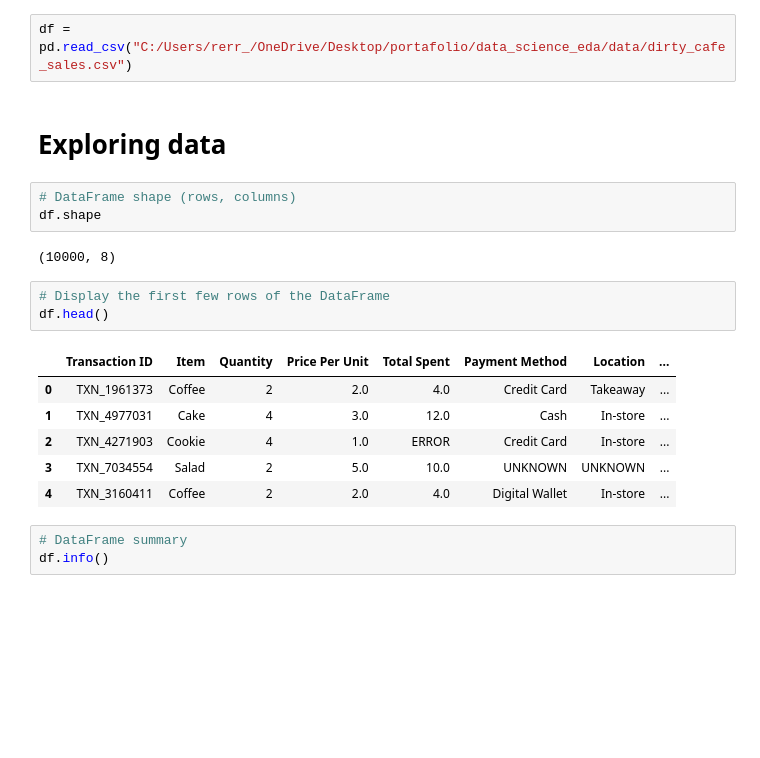
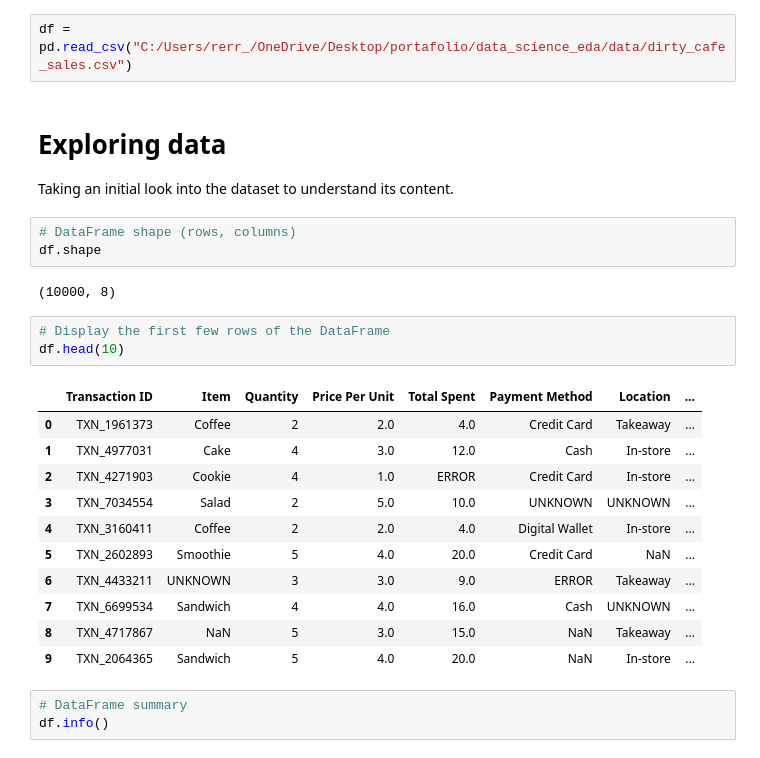
Before and after one commit to RobertRamos93/ds_eda_sales, a Jupyter notebook: notebook.ipynb, the cells around one changed output. Drawn from its saved outputs; the diff is of its cells as text; blank space fills up the shorter version.

```diff
--- a/notebook.ipynb
+++ b/notebook.ipynb
@@ -11,6 +11,8 @@ import seaborn as sns
 df = pd.read_csv("C:/Users/rerr_/OneDrive/Desktop/portafolio/data_science_eda/data/dirty_cafe_sales.csv")
 # %% [markdown]
 # Exploring data
+
+Taking an initial look into the dataset to understand its content.
 # %%
 # DataFrame shape (rows, columns)
 df.shape
@@ -18,14 +20,19 @@ df.shape
 (10000, 8)
 # %%
 # Display the first few rows of the DataFrame
-df.head()
+df.head(10)
 # %% [output]
 |  | Transaction ID | Item | Quantity | Price Per Unit | Total Spent | Payment Method | Location | ... |
 | 0 | TXN_1961373 | Coffee | 2 | 2.0 | 4.0 | Credit Card | Takeaway | ... |
 | 1 | TXN_4977031 | Cake | 4 | 3.0 | 12.0 | Cash | In-store | ... |
 | 2 | TXN_4271903 | Cookie | 4 | 1.0 | ERROR | Credit Card | In-store | ... |
 | 3 | TXN_7034554 | Salad | 2 | 5.0 | 10.0 | UNKNOWN | UNKNOWN | ... |
 | 4 | TXN_3160411 | Coffee | 2 | 2.0 | 4.0 | Digital Wallet | In-store | ... |
+| 5 | TXN_2602893 | Smoothie | 5 | 4.0 | 20.0 | Credit Card | NaN | ... |
+| 6 | TXN_4433211 | UNKNOWN | 3 | 3.0 | 9.0 | ERROR | Takeaway | ... |
+| 7 | TXN_6699534 | Sandwich | 4 | 4.0 | 16.0 | Cash | UNKNOWN | ... |
+| 8 | TXN_4717867 | NaN | 5 | 3.0 | 15.0 | NaN | Takeaway | ... |
+| 9 | TXN_2064365 | Sandwich | 5 | 4.0 | 20.0 | NaN | In-store | ... |
 # %%
 # DataFrame summary
 df.info()
```
Also changed, not shown: parts of 11 cells of this notebook.
